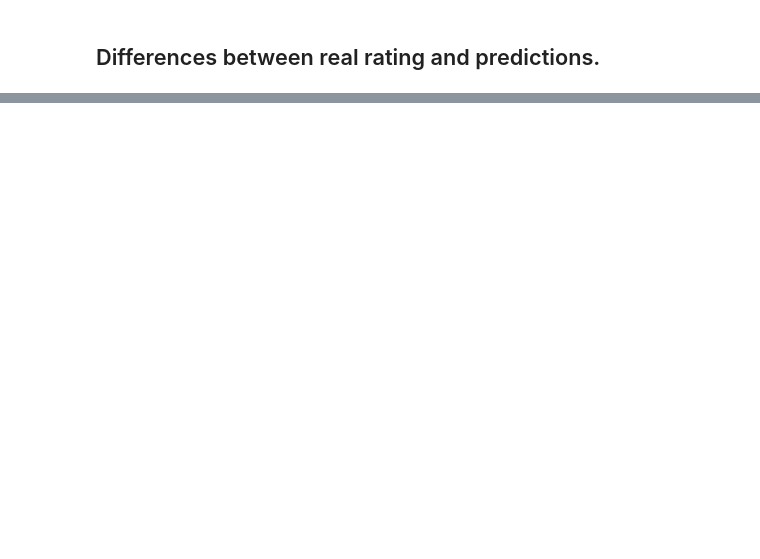
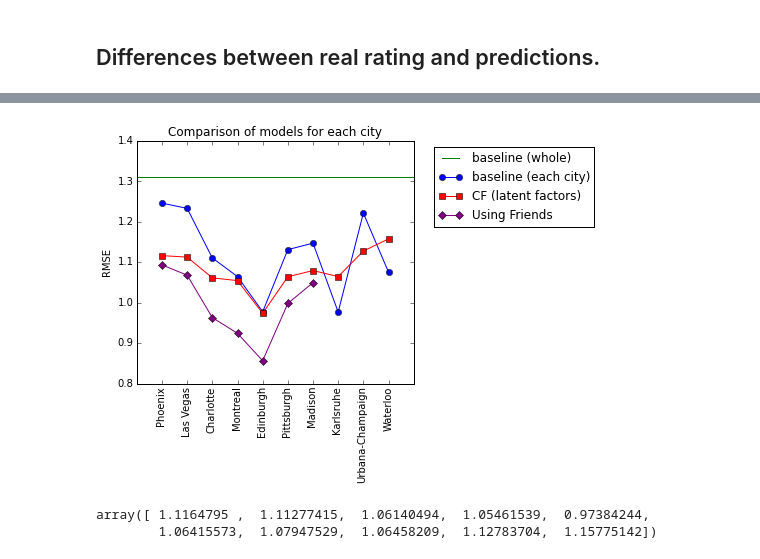
Before and after one commit to suhanree/network-recommender, a Jupyter notebook: code/EDA.ipynb, the cells around one changed output, grey strips where cells are left out. Drawn from its saved outputs; the diff is of its cells as text; code cells hidden in the pictures; blank space fills up the shorter version.

```diff
--- a/code/EDA.ipynb
+++ b/code/EDA.ipynb
@@ -650,0 +638,4 @@ plt.savefig('../fig/friends.png', dpi=200)
+# %%
+# Baseline is already obtained for the whole ratings of the dataset, which is just the standard deviation
+# of the all ratings.
+b = 1.3114679041155461
@@ -650,0 +644,2 @@ plt.savefig('../fig/friends.png', dpi=200)
+# %%
+ba_df = np.loadtxt('../data/baseline_each_city')
@@ -650,0 +648,2 @@ plt.savefig('../fig/friends.png', dpi=200)
+# %%
+cf = np.loadtxt('../data/cf_rmse')
@@ -650,0 +652,27 @@ plt.savefig('../fig/friends.png', dpi=200)
+# %%
+uf_df = np.loadtxt('../data/prel_results')#, delimiter=' ', names=['city', 'rmse'], header=None)
+# %%
+fig = plt.figure(figsize=(8,6))
+ax = fig.add_subplot(111)
+plt.title('Comparison of models for each city')
+plt.ylabel('RMSE')
+plt.xlim(-1,10)
+plt.ylim(0.8, 1.4)
+ax.set_xticks(range(10))
+xtickNames = ax.set_xticklabels(city_names)
+plt.setp(xtickNames, rotation=90, fontsize=10)
+ax.set_position([0.1,0.1,1.2,0.9])
+fig1 = plt.plot([-2, 100], [b, b], color='g', label='baseline (whole)')
+fig2 = plt.plot(ba_df[:,0], ba_df[:,1], marker='o', color='b', label='baseline (each city)')
+fig3 = plt.plot(cf, marker='s', color='r', label='CF (latent factors)')
+fig4 = plt.plot(uf_df[:,0], uf_df[:,1], marker='D', color='purple', label='Using Friends')
+plt.legend(bbox_to_anchor=(1.05, 1), loc=2 )
+plt.tight_layout()
+plt.savefig('../fig/rmse.png', dpi=200)
+# %% [output]
+[figure, added]
+# %%
+cf
+# %% [output]
+array([ 1.1164795 ,  1.11277415,  1.06140494,  1.05461539,  0.97384244,
+        1.06415573,  1.07947529,  1.06458209,  1.12783704,  1.15775142])
```
Also changed, not shown: parts of 12 cells of this notebook, 5 other files.
